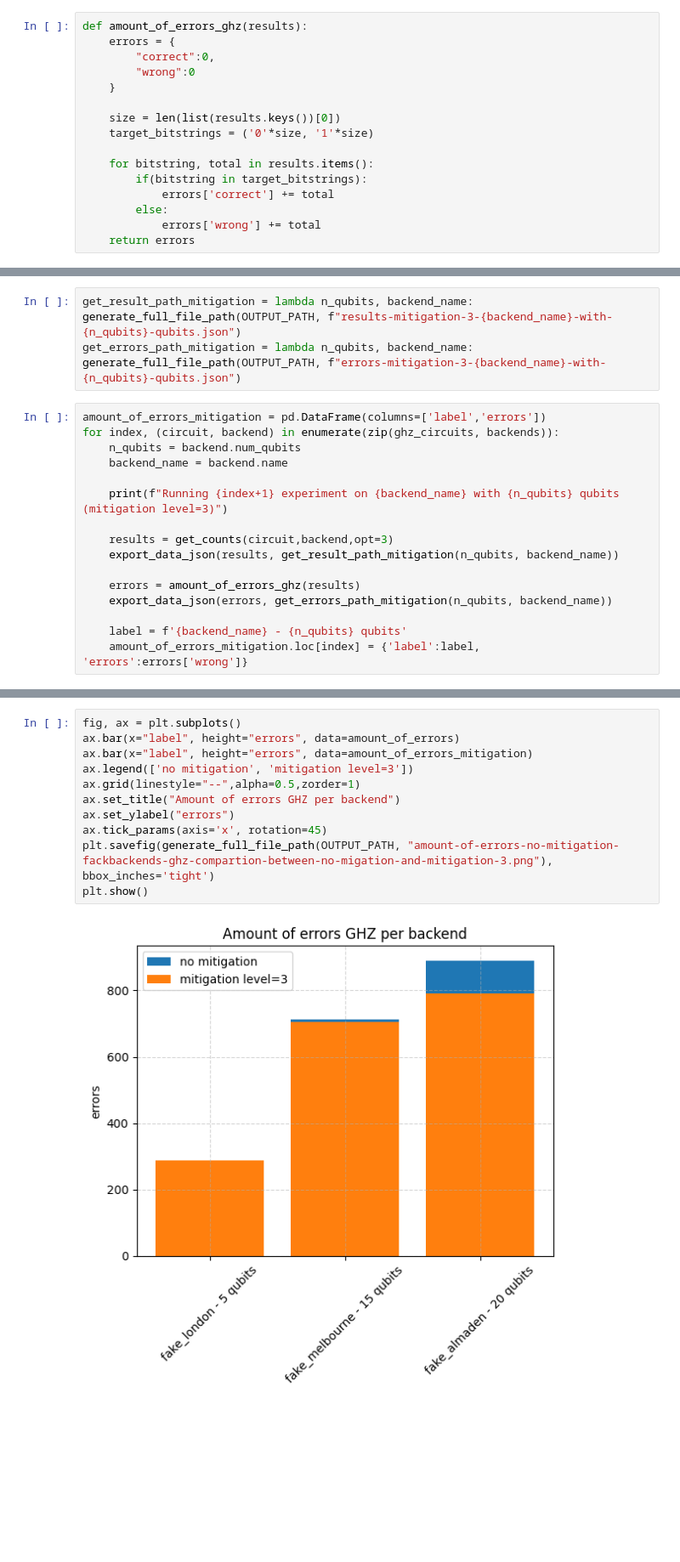
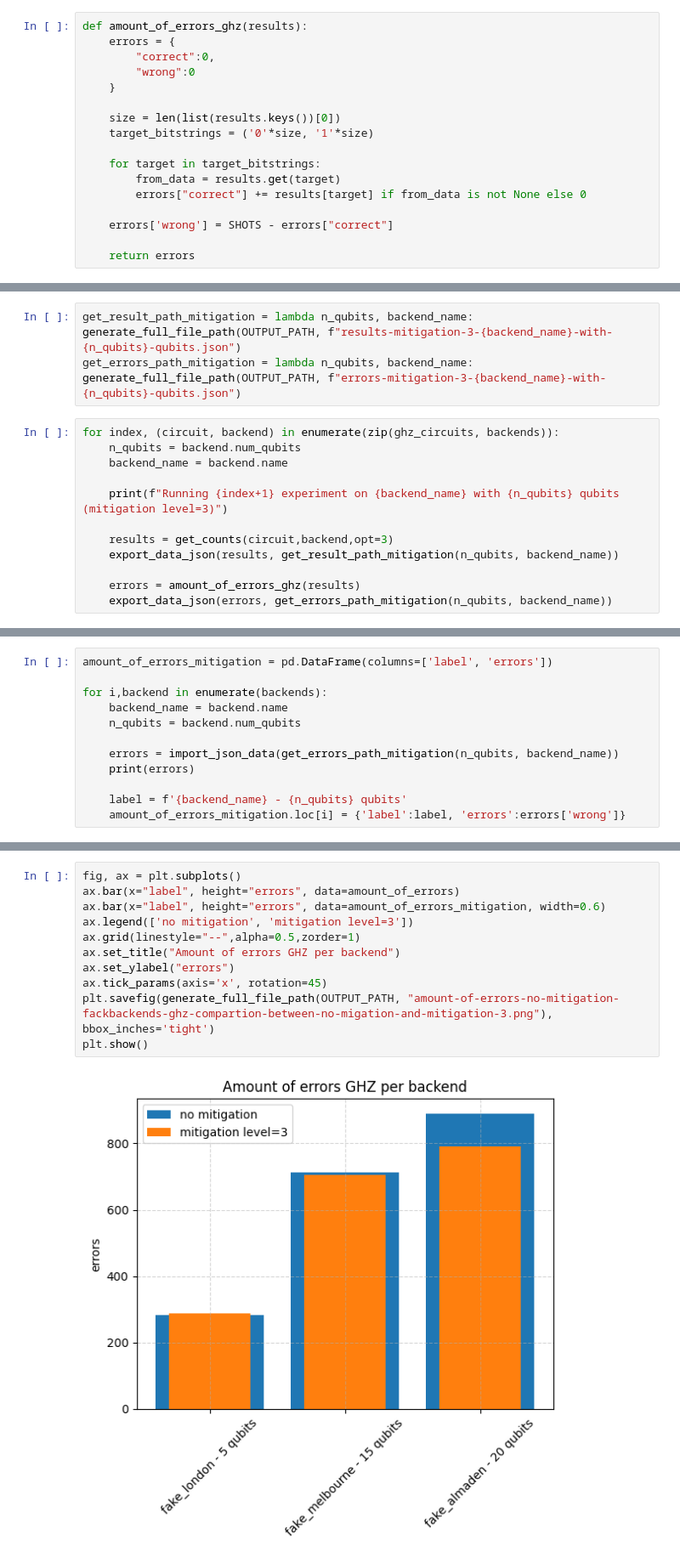
Before and after one commit to Dpbm/scientific-research-2-qec-and-qem, a Jupyter notebook: src/ghz.ipynb, the cells around one changed output, grey strips where cells are left out. Shown: that part at 85% size. Drawn from its saved outputs; the diff is of its cells as text; blank space fills up the shorter version.

```diff
--- a/src/ghz.ipynb
+++ b/src/ghz.ipynb
@@ -85,11 +85,12 @@ def amount_of_errors_ghz(results):
     size = len(list(results.keys())[0])
     target_bitstrings = ('0'*size, '1'*size)
 
-    for bitstring, total in results.items():
-        if(bitstring in target_bitstrings):
-            errors['correct'] += total
-        else:
-            errors['wrong'] += total
+    for target in target_bitstrings:
+        from_data = results.get(target)
+        errors["correct"] += results[target] if from_data is not None else 0
+
+    errors['wrong'] = SHOTS - errors["correct"]
+
     return errors
 # %%
 def get_counts(circuit, baceknd, opt=0):
@@ -172,7 +173,6 @@ plt.show()
 get_result_path_mitigation = lambda n_qubits, backend_name: generate_full_file_path(OUTPUT_PATH, f"results-mitigation-3-{backend_name}-with-{n_qubits}-qubits.json")
 get_errors_path_mitigation = lambda n_qubits, backend_name: generate_full_file_path(OUTPUT_PATH, f"errors-mitigation-3-{backend_name}-with-{n_qubits}-qubits.json")
 # %%
-amount_of_errors_mitigation = pd.DataFrame(columns=['label','errors'])
 for index, (circuit, backend) in enumerate(zip(ghz_circuits, backends)):
     n_qubits = backend.num_qubits
     backend_name = backend.name
@@ -184,9 +184,6 @@ for index, (circuit, backend) in enumerate(zip(ghz_circuits, backends)):
 
     errors = amount_of_errors_ghz(results)
     export_data_json(errors, get_errors_path_mitigation(n_qubits, backend_name))
-
-    label = f'{backend_name} - {n_qubits} qubits'
-    amount_of_errors_mitigation.loc[index] = {'label':label, 'errors':errors['wrong']}
 # %% [output]
 Running 1 experiment on fake_london with 5 qubits (mitigation level=3)
 saving /home/alexandre/projects/scientific-research-2-qec-and-qem/src/ghz-test/results-mitigation-3-fake_london-with-5-qubits.json...
@@ -199,0 +199,12 @@ saving /home/alexandre/projects/scientific-research-2-qec-and-qem/src/ghz-test/e
+# %%
+amount_of_errors_mitigation = pd.DataFrame(columns=['label', 'errors'])
+
+for i,backend in enumerate(backends):
+    backend_name = backend.name
+    n_qubits = backend.num_qubits
+
+    errors = import_json_data(get_errors_path_mitigation(n_qubits, backend_name))
+    print(errors)
+
+    label = f'{backend_name} - {n_qubits} qubits'
+    amount_of_errors_mitigation.loc[i] = {'label':label, 'errors':errors['wrong']}
@@ -200,13 +218,13 @@ saving /home/alexandre/projects/scientific-research-2-qec-and-qem/src/ghz-test/e
 # %%
 fig, ax = plt.subplots()
 ax.bar(x="label", height="errors", data=amount_of_errors)
-ax.bar(x="label", height="errors", data=amount_of_errors_mitigation)
+ax.bar(x="label", height="errors", data=amount_of_errors_mitigation, width=0.6)
 ax.legend(['no mitigation', 'mitigation level=3'])
 ax.grid(linestyle="--",alpha=0.5,zorder=1)
 ax.set_title("Amount of errors GHZ per backend")
 ax.set_ylabel("errors")
 ax.tick_params(axis='x', rotation=45)
 plt.savefig(generate_full_file_path(OUTPUT_PATH, "amount-of-errors-no-mitigation-fackbackends-ghz-compartion-between-no-migation-and-mitigation-3.png"), bbox_inches='tight')
 plt.show()
 # %% [output]
-[figure, old version]
+[figure, new version]
```
Also changed, not shown: parts of 2 cells of this notebook, 1 other file.
